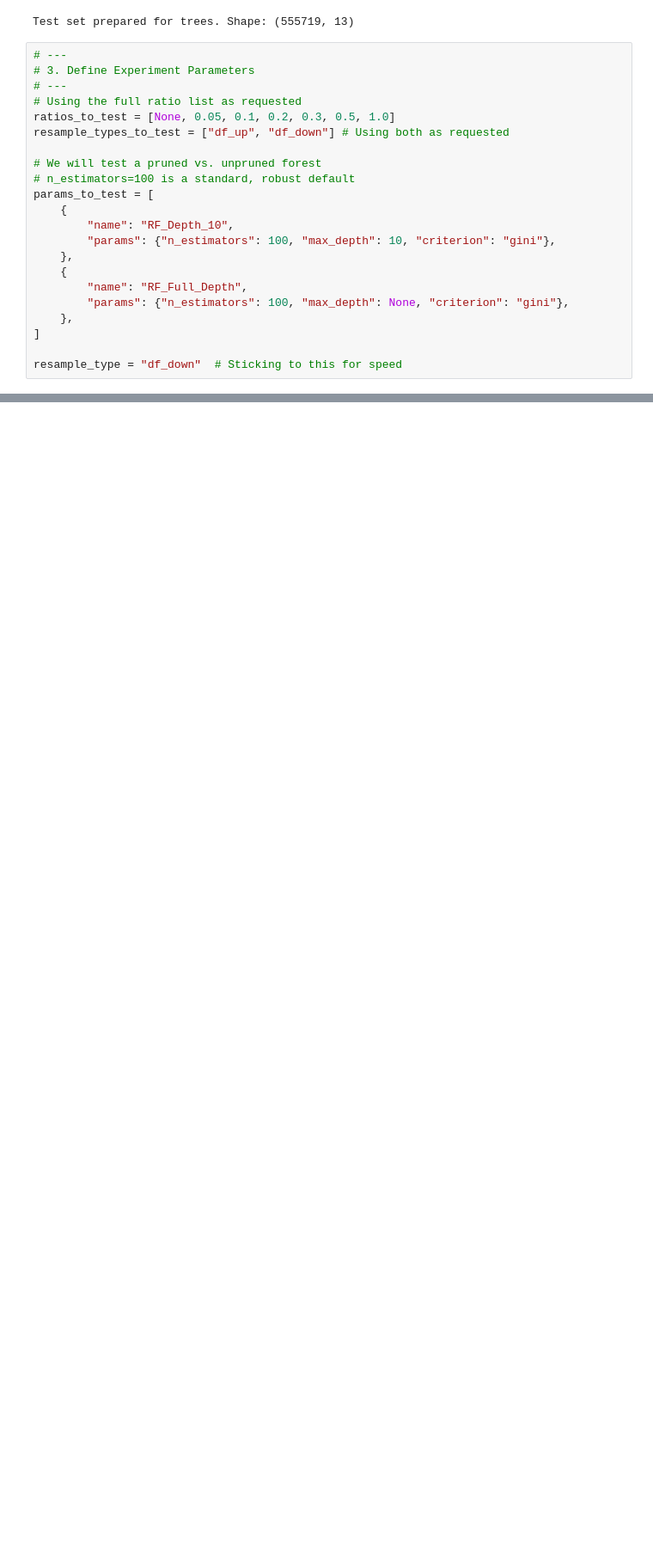
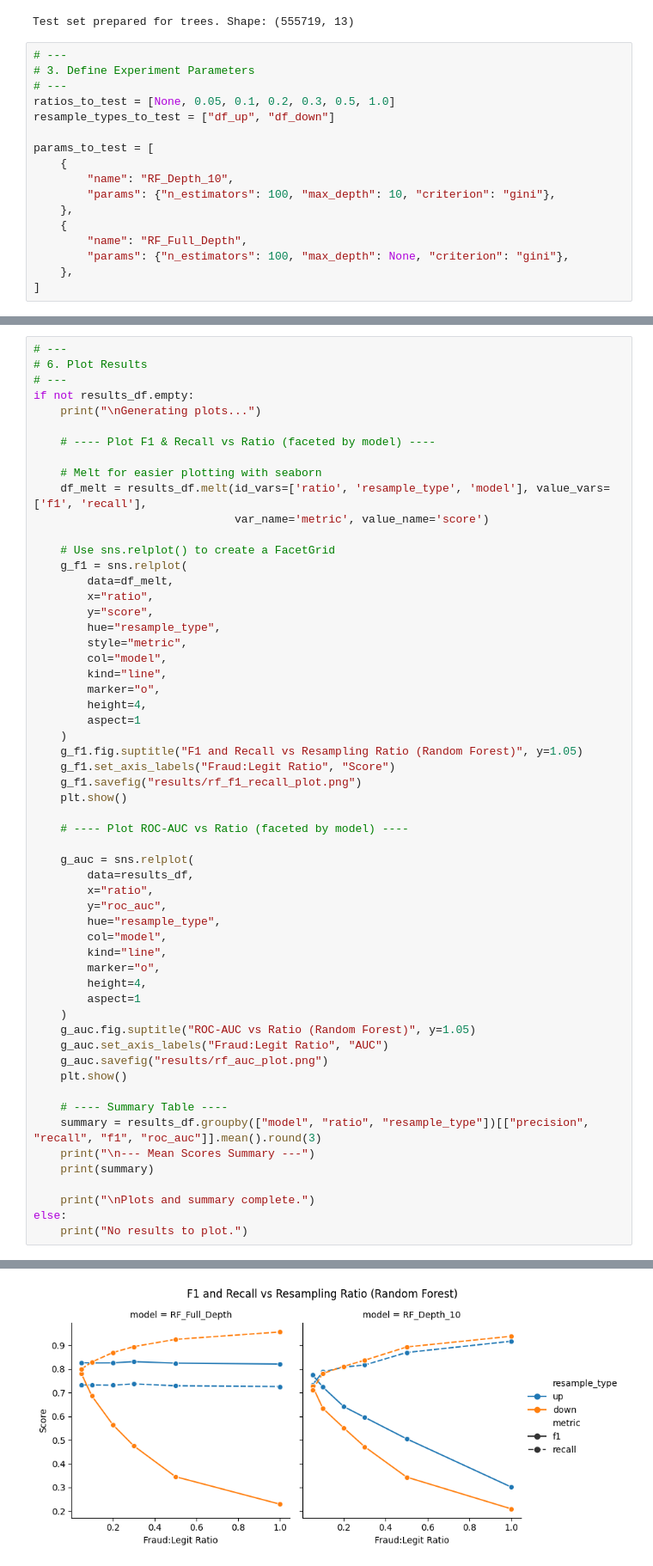
Before and after one commit to renoseHarsh/211Project, a Jupyter notebook: RF.ipynb, the cells around one changed output, grey strips where cells are left out. Shown at 86% size. Drawn from its saved outputs; the diff is of its cells as text; blank space fills up the shorter version.

```diff
--- a/RF.ipynb
+++ b/RF.ipynb
@@ -69,12 +73,9 @@ Test set prepared for trees. Shape: (555719, 13)
 # ---
 # 3. Define Experiment Parameters
 # ---
-# Using the full ratio list as requested
 ratios_to_test = [None, 0.05, 0.1, 0.2, 0.3, 0.5, 1.0]
-resample_types_to_test = ["df_up", "df_down"] # Using both as requested
+resample_types_to_test = ["df_up", "df_down"]
 
-# We will test a pruned vs. unpruned forest
-# n_estimators=100 is a standard, robust default
 params_to_test = [
     {
         "name": "RF_Depth_10",
@@ -85,8 +86,6 @@ params_to_test = [
         "params": {"n_estimators": 100, "max_depth": None, "criterion": "gini"},
     },
 ]
-
-resample_type = "df_down"  # Sticking to this for speed
 # %%
 # ---
 # 4. Run Experiment Loop
@@ -222,2 +221,60 @@ print("\nSaved final results to results/rf_results.csv")
 
 Saved final results to results/rf_results.csv
+# %%
+# ---
+# 6. Plot Results
+# ---
+if not results_df.empty:
+    print("\nGenerating plots...")
+
+    # ---- Plot F1 & Recall vs Ratio (faceted by model) ----
+
+    # Melt for easier plotting with seaborn
+    df_melt = results_df.melt(id_vars=['ratio', 'resample_type', 'model'], value_vars=['f1', 'recall'],
+                              var_name='metric', value_name='score')
+
+    # Use sns.relplot() to create a FacetGrid
+    g_f1 = sns.relplot(
+        data=df_melt,
+        x="ratio",
+        y="score",
+        hue="resample_type",
+        style="metric",
+        col="model",
+        kind="line",
+        marker="o",
+        height=4,
+        aspect=1
+    )
+    g_f1.fig.suptitle("F1 and Recall vs Resampling Ratio (Random Forest)", y=1.05)
+    g_f1.set_axis_labels("Fraud:Legit Ratio", "Score")
+    g_f1.savefig("results/rf_f1_recall_plot.png")
+    plt.show()
+
+    # ---- Plot ROC-AUC vs Ratio (faceted by model) ----
+
+    g_auc = sns.relplot(
+        data=results_df,
+        x="ratio",
+        y="roc_auc",
+        hue="resample_type",
+        col="model",
+        kind="line",
+        marker="o",
+        height=4,
+        aspect=1
+    )
+    g_auc.fig.suptitle("ROC-AUC vs Ratio (Random Forest)", y=1.05)
+    g_auc.set_axis_labels("Fraud:Legit Ratio", "AUC")
+    g_auc.savefig("results/rf_auc_plot.png")
+    plt.show()
+
+    # ---- Summary Table ----
+    summary = results_df.groupby(["model", "ratio", "resample_type"])[["precision", "recall", "f1", "roc_auc"]].mean().round(3)
+    print("\n--- Mean Scores Summary ---")
+    print(summary)
+
+    print("\nPlots and summary complete.")
+else:
+    print("No results to plot.")
+# %% [output]
@@ -223,0 +282 @@ Saved final results to results/rf_results.csv
+[figure, added]
```
Also changed, not shown: parts of 4 cells of this notebook, 43 other files.
